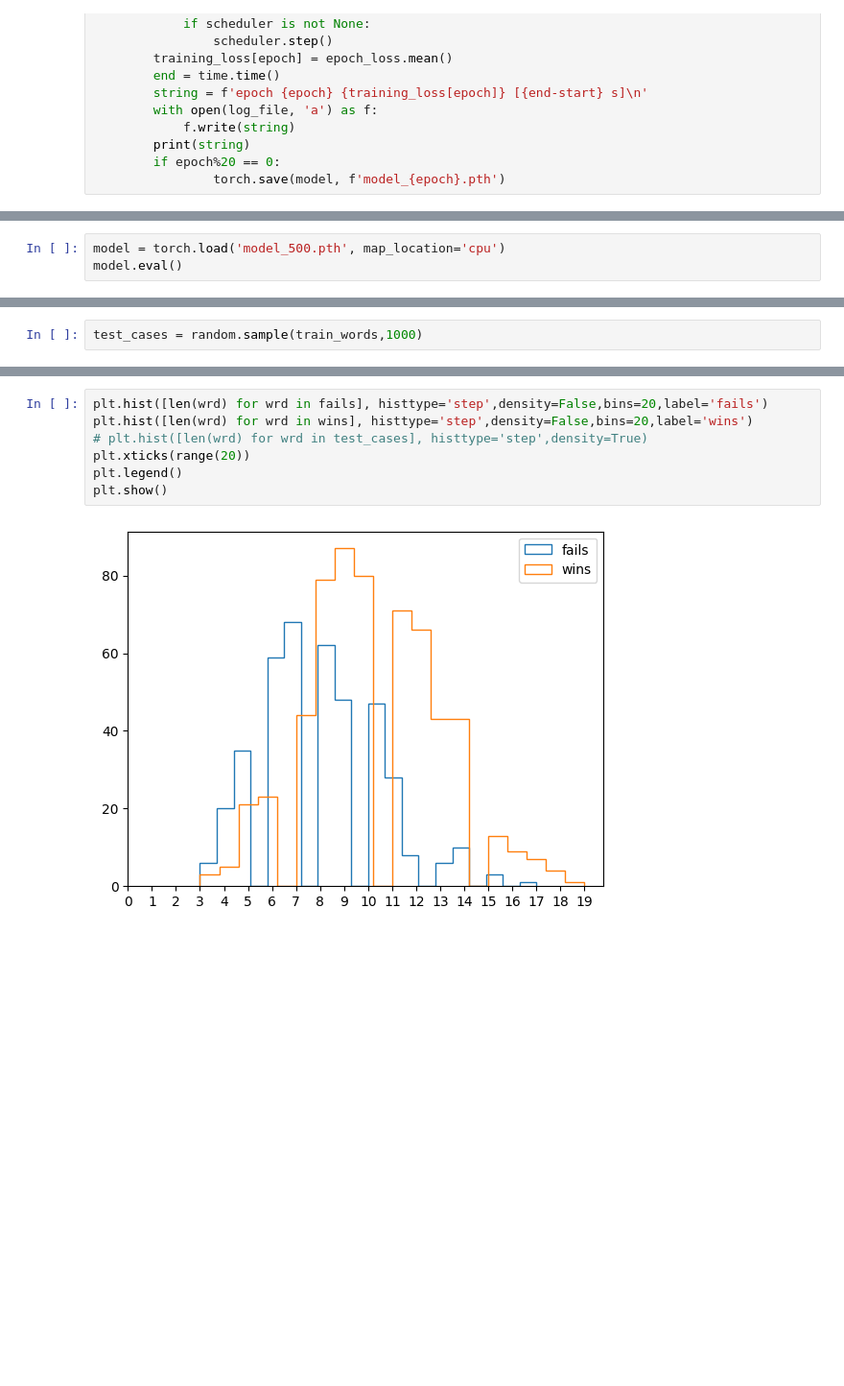
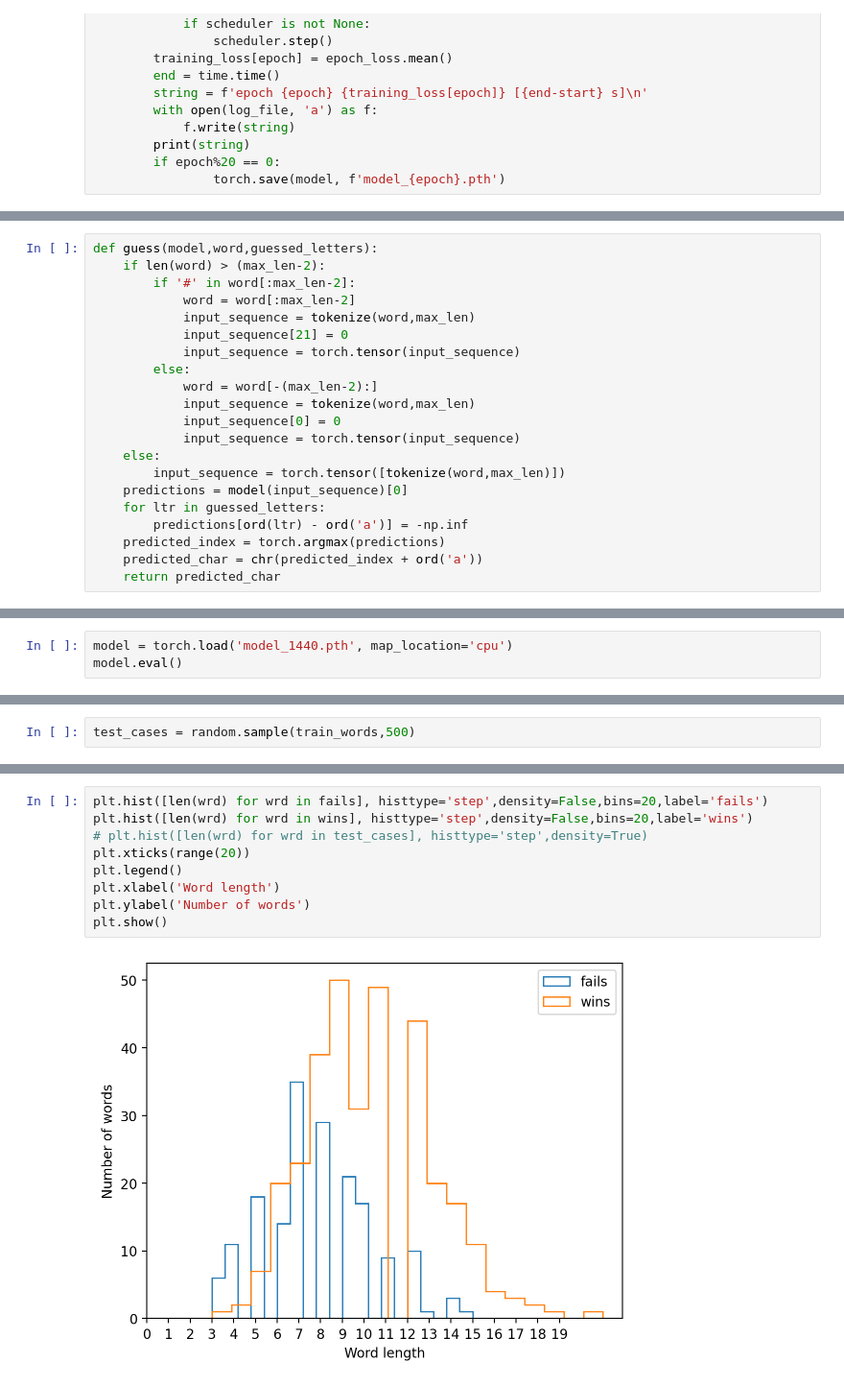
Before and after one commit to aneeshsvn/Transformer-model-to-play-Hangman, a Jupyter notebook: train.ipynb, the cells around one changed output, grey strips where cells are left out. Shown at 96% size. Cells and saved outputs as stored; diff of their text form; blank space fills up the shorter version.

Commit message:
Added eos and bos tokens

```diff
--- a/train.ipynb
+++ b/train.ipynb
@@ -144,0 +97,21 @@ def play(model,word,verbose):
+# %%
+def guess(model,word,guessed_letters):
+    if len(word) > (max_len-2):
+        if '#' in word[:max_len-2]:
+            word = word[:max_len-2]
+            input_sequence = tokenize(word,max_len)
+            input_sequence[21] = 0
+            input_sequence = torch.tensor(input_sequence)
+        else:
+            word = word[-(max_len-2):]
+            input_sequence = tokenize(word,max_len)
+            input_sequence[0] = 0
+            input_sequence = torch.tensor(input_sequence)
+    else:
+        input_sequence = torch.tensor([tokenize(word,max_len)])
+    predictions = model(input_sequence)[0]
+    for ltr in guessed_letters:
+        predictions[ord(ltr) - ord('a')] = -np.inf
+    predicted_index = torch.argmax(predictions)
+    predicted_char = chr(predicted_index + ord('a'))
+    return predicted_char
@@ -144,0 +155,3 @@ def play(model,word,verbose):
+# %%
+model = torch.load('model_1440.pth', map_location='cpu')
+model.eval()
@@ -149,3 +221,0 @@ text_file.close()
-# %%
-model = torch.load('model_500.pth', map_location='cpu')
-model.eval()
@@ -170,5 +224,5 @@ Model(
 # %%
-test_cases = random.sample(train_words,1000)
+test_cases = random.sample(train_words,500)
 # %%
 won = 0; fails = []; wins=[]
 for word in test_cases:
@@ -185,9 +241,11 @@ import matplotlib.pyplot as plt
 # %%
 plt.hist([len(wrd) for wrd in fails], histtype='step',density=False,bins=20,label='fails')
 plt.hist([len(wrd) for wrd in wins], histtype='step',density=False,bins=20,label='wins')
 # plt.hist([len(wrd) for wrd in test_cases], histtype='step',density=True)
 plt.xticks(range(20))
 plt.legend()
+plt.xlabel('Word length')
+plt.ylabel('Number of words')
 plt.show()
 # %% [output]
-[figure, old version]
+[figure, new version]
```
Also changed, not shown: parts of 34 cells of this notebook, 4 other files.
